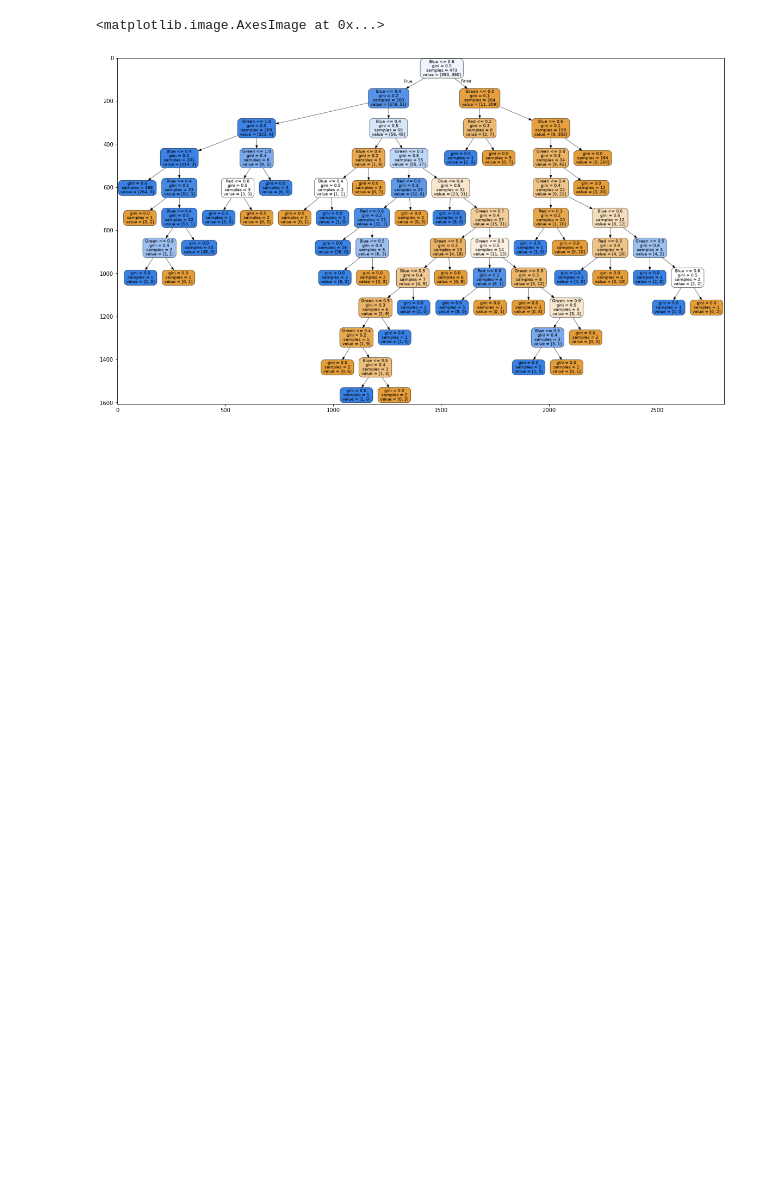
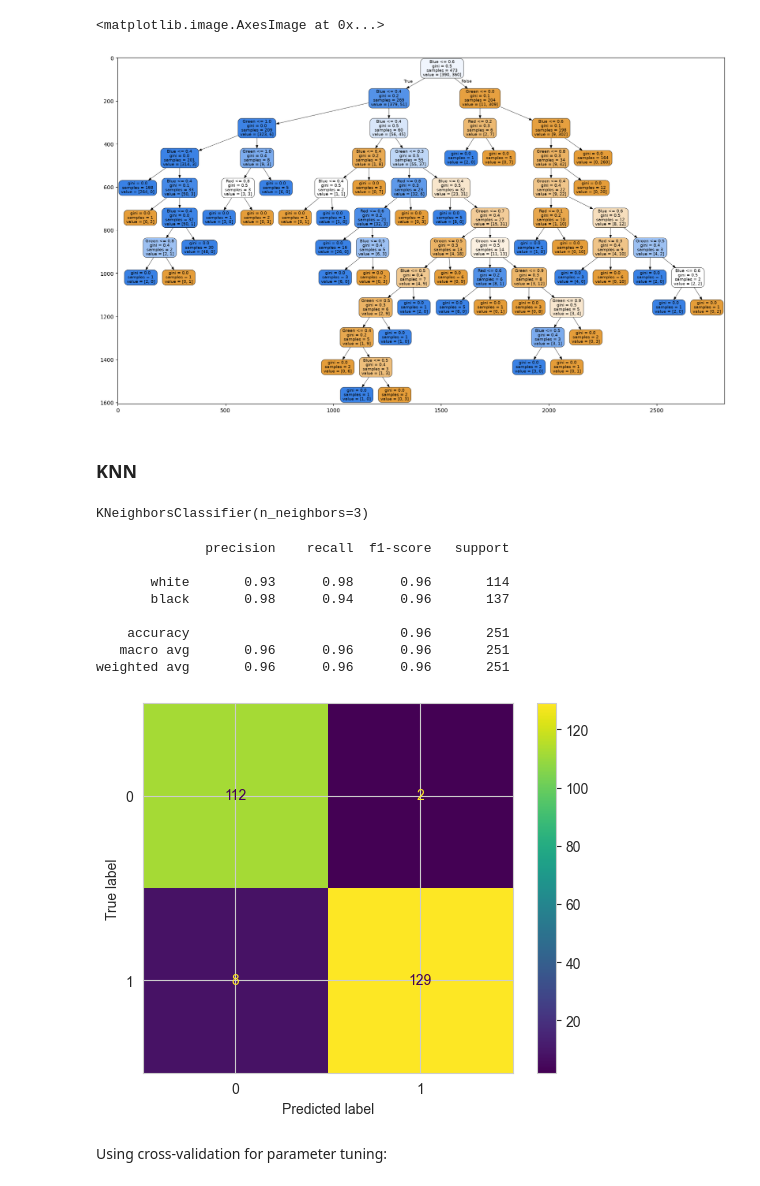
Before and after one commit to KarthikUdyawar/Color-detection, a Jupyter notebook: model/model.ipynb, the cells around one changed output. Saved outputs shown, nothing was run; the diff lists cells and outputs as text; code cells hidden in the pictures; blank space fills up the shorter version.

```diff
--- a/model/model.ipynb
+++ b/model/model.ipynb
@@ -154,3 +155,31 @@ plt.imshow(img)
 # %% [output]
 <matplotlib.image.AxesImage at 0x...>
 [figure]
+# %% [markdown]
+### KNN
+# %%
+from sklearn.neighbors import KNeighborsClassifier
+
+KNN = KNeighborsClassifier(n_neighbors=3)
+# %%
+KNN.fit(X_train, y_train)
+# %% [output]
+KNeighborsClassifier(n_neighbors=3)
+# %%
+y_pred = KNN.predict(X_test)
+# %%
+print(classification_report(y_test, y_pred, target_names=["white","black"]))
+ConfusionMatrixDisplay.from_predictions(y_test, y_pred)
+plt.show()
+# %% [output]
+              precision    recall  f1-score   support
+
+       white       0.93      0.98      0.96       114
+       black       0.98      0.94      0.96       137
+
+    accuracy                           0.96       251
+   macro avg       0.96      0.96      0.96       251
+weighted avg       0.96      0.96      0.96       251
+[figure, added]
+# %% [markdown]
+Using cross-validation for parameter tuning:
```
Also changed, not shown: parts of 10 cells of this notebook.
